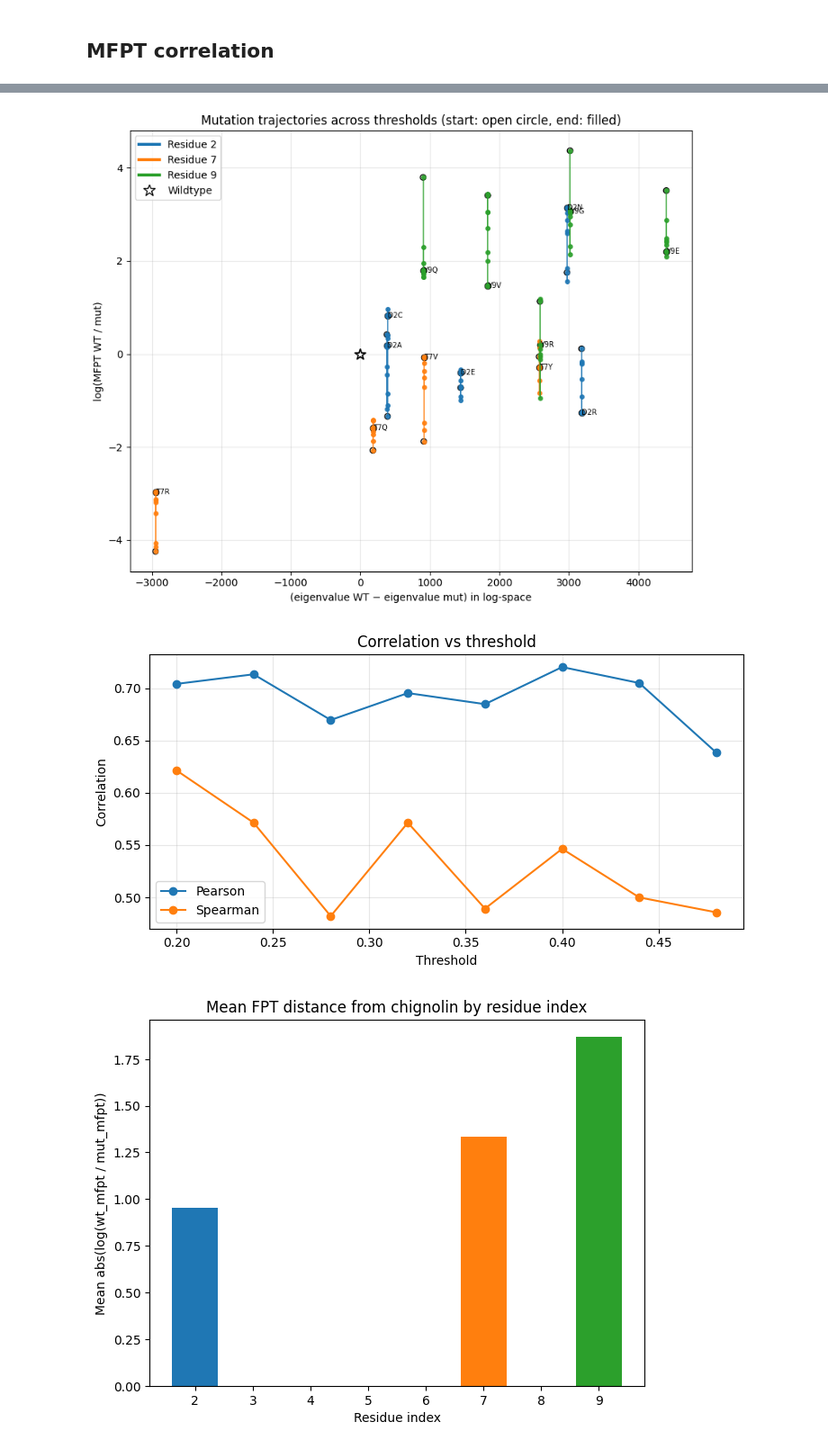
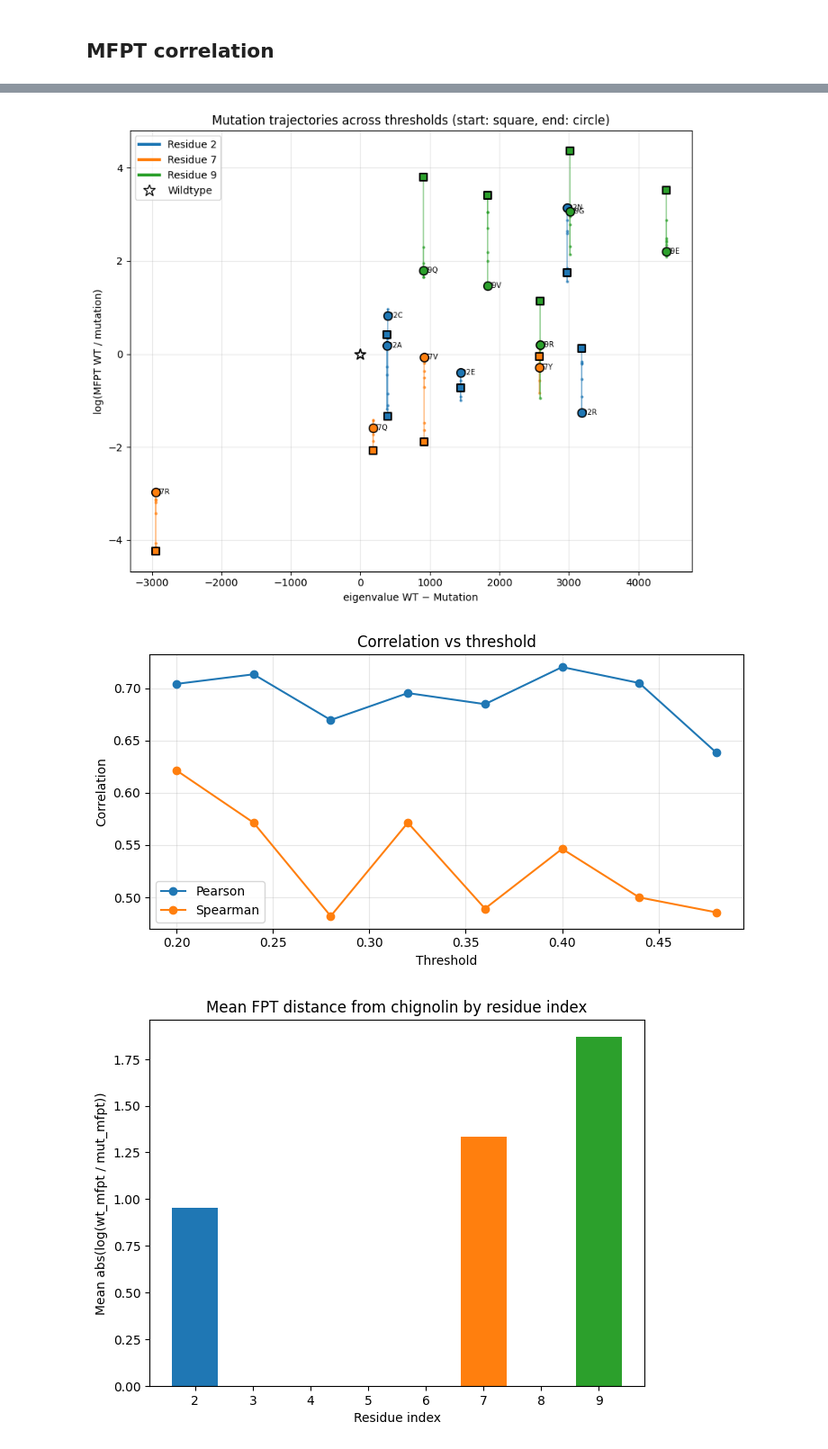
Before and after one commit to MendelsResearchGroup/guiding-peptide-kinetics, a Jupyter notebook: src/dan.ipynb, the cells around one changed output, grey strips where cells are left out. Shown at 90% size. Saved outputs shown, nothing was run; the diff lists cells and outputs as text; code cells hidden in the pictures.

```diff
--- a/src/dan.ipynb
+++ b/src/dan.ipynb
@@ -156,7 +156,7 @@ def plot_mfpt_corr(df, prop_col, wt_label='Wildtype', group_col='residue_idx',
         plt.scatter(0 if log_prop else wt_prop, 0, s=120, marker='*',
                     edgecolors='k', linewidths=1.5, label=wt_label)
 
-    xlabel = (f'({prop_col} WT / mutation)'
+    xlabel = (f'{prop_col} WT - mutation'
               if log_prop and not pd.isna(wt_prop)
               else prop_col)
     plt.xlabel(xlabel)
@@ -170,11 +170,8 @@ def plot_mfpt_corr(df, prop_col, wt_label='Wildtype', group_col='residue_idx',
 
     return pearson, spearman
 
-
-
-
 sample_size = 200
-th = thresholds[5]
+th = thresholds[-1]
 
 with open("../data/mfpt-pace=25000.pkl", "rb") as f:
     all_mfpt = pickle.load(f)
@@ -204,7 +201,6 @@ def plot_mfpt_trails(thresholds, collect_df, all_mfpt, sample_size,
     sample_size: as you use today
     """
 
-    # Build a df per threshold
     dfs = {th: collect_df(all_mfpt, th, sample_size) for th in thresholds}
 
     # Intersect indices so we track the same mutants across thresholds
@@ -265,27 +261,28 @@ def plot_mfpt_trails(thresholds, collect_df, all_mfpt, sample_size,
         if xy.size == 0:
             continue
 
-        ax.plot(xy[:,0], xy[:,1], marker='o', linewidth=1.2, markersize=4, alpha=0.9, c=col)
+        ax.plot(xy[:,0], xy[:,1], marker='o', linewidth=1.1, markersize=2, alpha=0.6, c=col)
 
-        ax.scatter(xy[0,0], xy[0,1], s=30, facecolors='none', edgecolors='k', linewidths=1.0)  # start = open circle
-        ax.scatter(xy[-1,0], xy[-1,1], s=40, c=col, edgecolors='k', linewidths=0.6)           # end = filled
+        ax.scatter(xy[0,0], xy[0,1],
+                s=50, marker='s', c=col, edgecolors='black',
+                linewidths=1.5, zorder=5, label='Start' if name == idx_common[0] else "")
+
+        ax.scatter(xy[-1,0], xy[-1,1],
+                s=70, marker='o', c=col, edgecolors='black',
+                linewidths=1.2, zorder=5, label='End' if name == idx_common[0] else "")
 
         if annotate_end:
             ax.text(xy[-1,0], xy[-1,1], name, fontsize=7, ha='left', va='center')
 
-    # Optional: plot WT (0,0) once if defined
     if any(v is not None for v in wt_xy.values()):
         ax.scatter(0, 0, s=120, marker='*', edgecolors='k', linewidths=1.3, c='white', zorder=5, label=wt_label)
 
-    xlabel = (f'({prop_col} WT − {prop_col} mut) in log-space'
+    xlabel = (f'{prop_col} WT − Mutation'
               if log_prop else f'{prop_col} WT − {prop_col} mut')
     ax.set_xlabel(xlabel)
-    ax.set_ylabel('log(MFPT WT / mut)')
-    ax.set_title('Mutation trajectories across thresholds (start: open circle, end: filled)')
+    ax.set_ylabel('log(MFPT WT / mutation)')
+    ax.set_title('Mutation trajectories across thresholds (start: square, end: circle)')
 
-    # Build a tiny legend for residues (compact) — or comment out if too many
-    # Create proxy artists for a few representative residues to keep legend small
-    # (Skip if there are many residues; text clutter can be high.)
     from matplotlib.lines import Line2D
     proxies = [Line2D([0],[0], color=cmap[k], lw=3, label=f'Residue {k}') for k in res_keys[:6]]
     ax.legend(handles=proxies + [plt.Line2D([0],[0], marker='*', color='w', markerfacecolor='w',
@@ -306,39 +303,40 @@ def plot_mfpt_trails(thresholds, collect_df, all_mfpt, sample_size,
 
         p = stats.pearsonr(x_all[mask], y_all[mask])[0]
         s = stats.spearmanr(x_all[mask], y_all[mask])[0]
-        pearsons.append(p); spearmans.append(s)
+        pearsons.append(p)
+        spearmans.append(s)
 
     fig2, ax2 = plt.subplots(figsize=(7.5, 4))
     ax2.plot(thresholds, pearsons, marker='o', label='Pearson')
     ax2.plot(thresholds, spearmans, marker='o', label='Spearman')
     ax2.set_xlabel('Threshold')
     ax2.set_ylabel('Correlation')
     ax2.set_title('Correlation vs threshold')
     ax2.grid(True, alpha=0.3)
     ax2.legend()
     plt.tight_layout()
     plt.show()
 
 
 sample_size = 200
 with open("../data/mfpt-pace=25000.pkl", "rb") as f:
     all_mfpt = pickle.load(f)
 
 ths = thresholds[:8]
 
 plot_mfpt_trails(
     thresholds=ths,
     collect_df=collect_df,
     all_mfpt=all_mfpt,
     sample_size=sample_size,
     prop_col='eigenvalue',
     wt_label='Wildtype',
     group_col='residue_idx',
     log_prop=True,
     annotate_end=True
 )
 # %% [output]
-[figure, old version]
+[figure, new version]
 [figure]
 # %%
 
```
Also changed, not shown: parts of 1 cell of this notebook.
